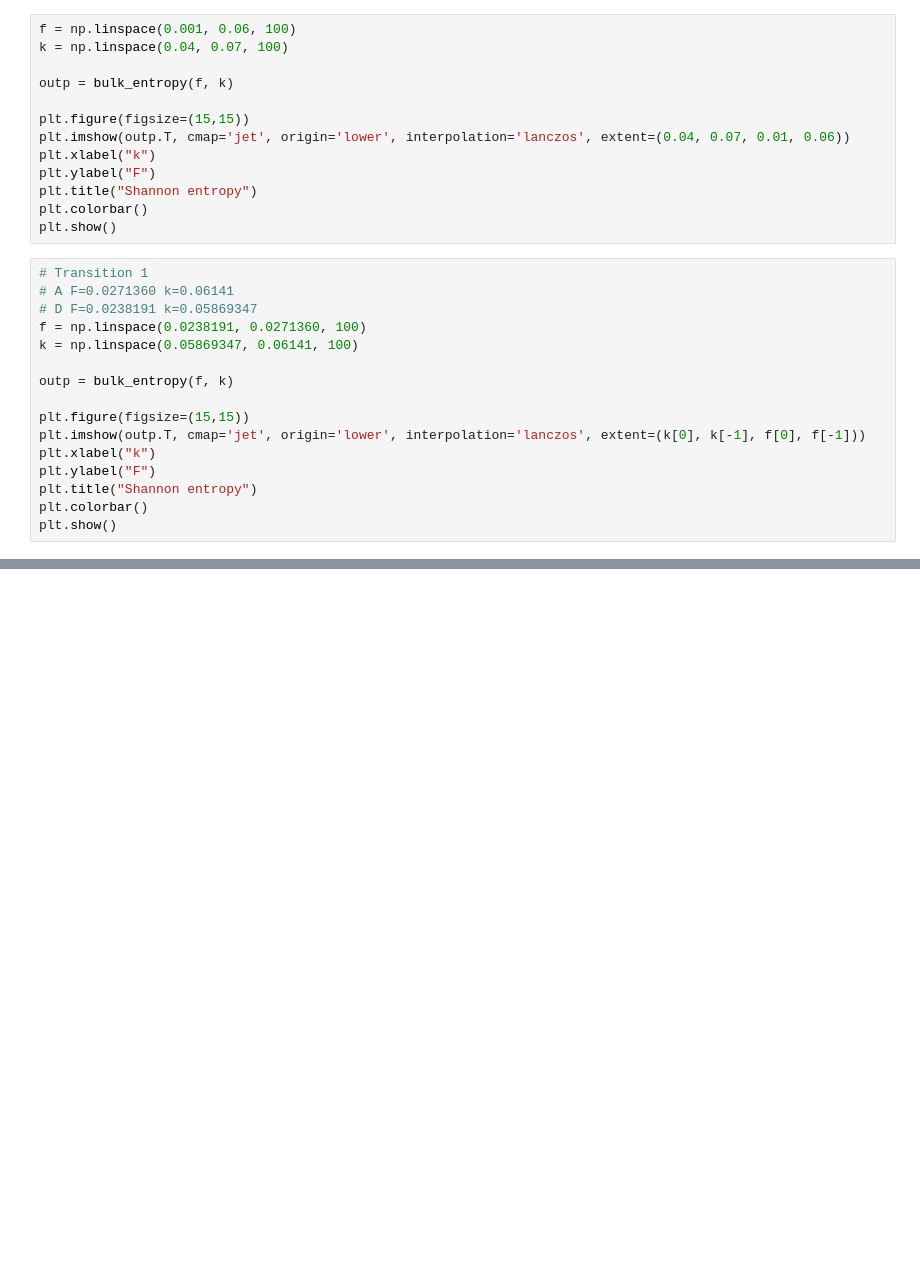
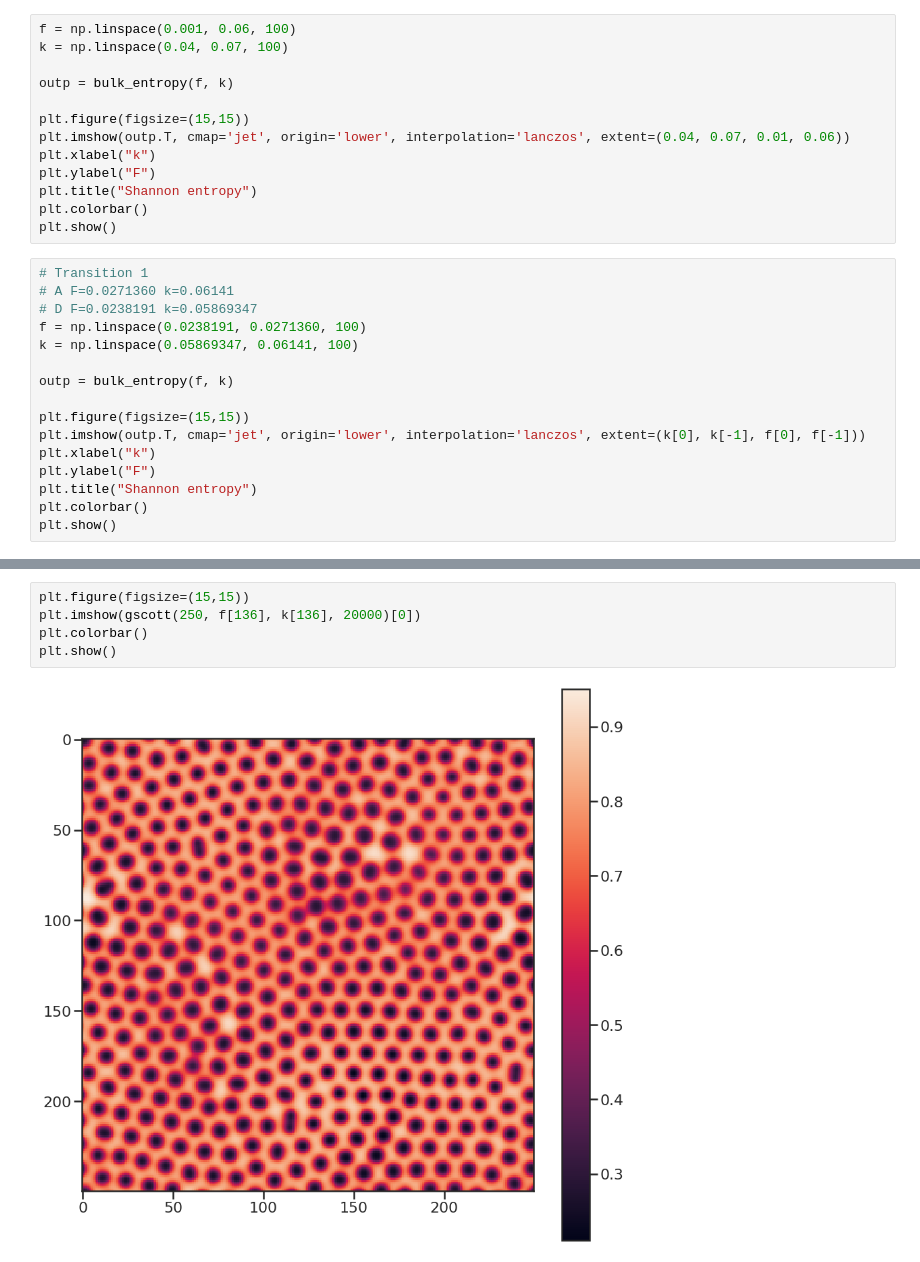
Before and after one commit to CoenHoningh/Complex-Systems, a Jupyter notebook: bulk_runs.ipynb, the cells around one changed output, grey strips where cells are left out. Saved outputs shown, nothing was run; the diff lists cells and outputs as text; blank space fills up the shorter version.

```diff
--- a/bulk_runs.ipynb
+++ b/bulk_runs.ipynb
@@ -225,0 +252,7 @@ f[1]-f[0]
+# %%
+plt.figure(figsize=(15,15))
+plt.imshow(gscott(250, f[136], k[136], 20000)[0])
+plt.colorbar()
+plt.show()
+# %% [output]
+[figure, added]
```
Also changed, not shown: parts of 23 cells of this notebook, 11 other files.
